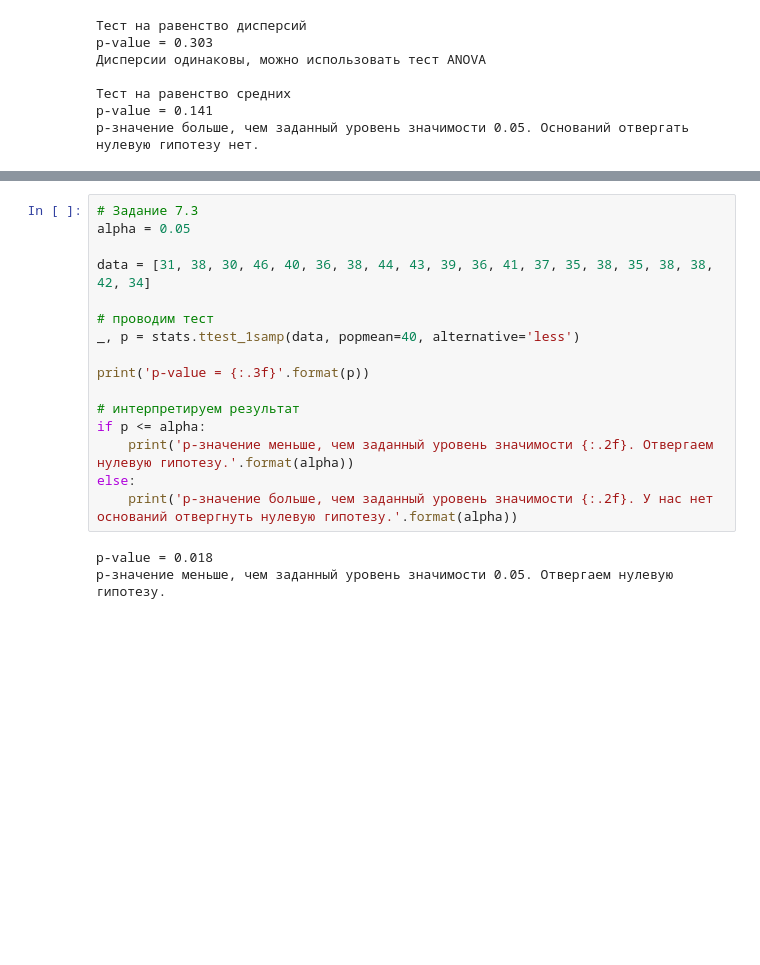
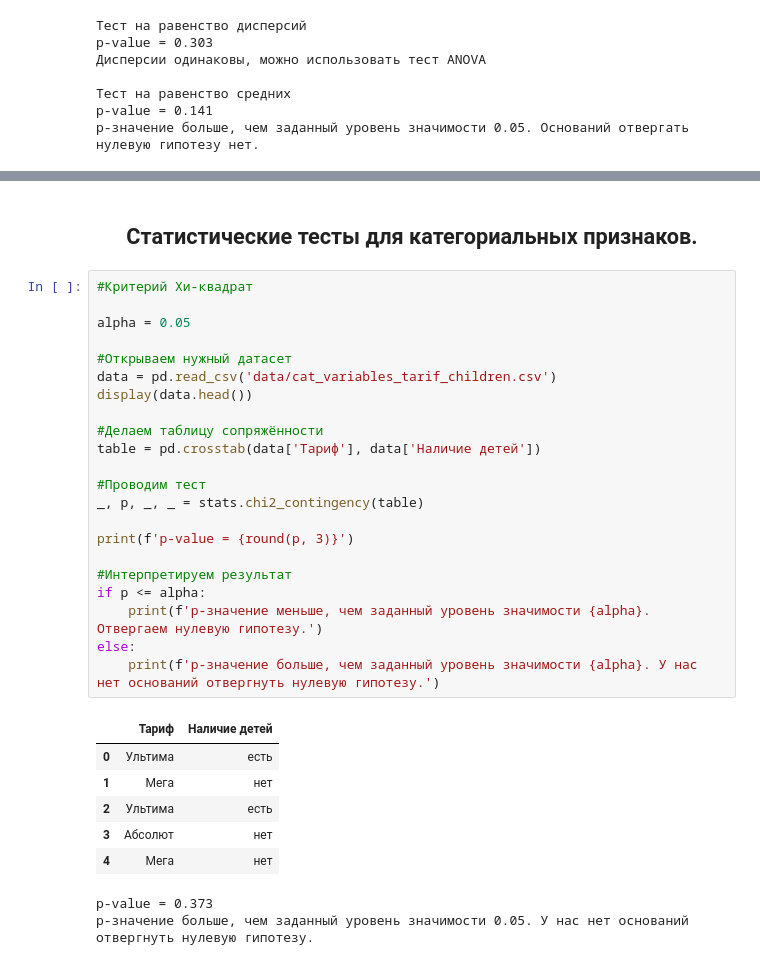
Before and after one commit to Elancinos/SF_DS_COURSE, a Jupyter notebook: Studies/EDA-4/EDA-4.ipynb, the cells around one changed output, grey strips where cells are left out. Cells and saved outputs as stored; diff of their text form; blank space fills up the shorter version.

```diff
--- a/Studies/EDA-4/EDA-4.ipynb
+++ b/Studies/EDA-4/EDA-4.ipynb
@@ -222,19 +491,33 @@ group  0.0100 2.0000 8.0000 0.9900
+# %% [markdown]
+## <center> Статистические тесты для категориальных признаков.
 # %%
-# Задание 7.3
+#Критерий Хи-квадрат
+
 alpha = 0.05
 
-data = [31, 38, 30, 46, 40, 36, 38, 44, 43, 39, 36, 41, 37, 35, 38, 35, 38, 38, 42, 34]
+#Открываем нужный датасет
+data = pd.read_csv('data/cat_variables_tarif_children.csv')
+display(data.head())
 
-# проводим тест
-_, p = stats.ttest_1samp(data, popmean=40, alternative='less')
+#Делаем таблицу сопряжённости
+table = pd.crosstab(data['Тариф'], data['Наличие детей'])
 
-print('p-value = {:.3f}'.format(p))
+#Проводим тест
+_, p, _, _ = stats.chi2_contingency(table)
 
-# интерпретируем результат
+print(f'p-value = {round(p, 3)}')
+
+#Интерпретируем результат
 if p <= alpha:
-    print('p-значение меньше, чем заданный уровень значимости {:.2f}. Отвергаем нулевую гипотезу.'.format(alpha))
+    print(f'p-значение меньше, чем заданный уровень значимости {alpha}. Отвергаем нулевую гипотезу.')
 else:
-    print('p-значение больше, чем заданный уровень значимости {:.2f}. У нас нет оснований отвергнуть нулевую гипотезу.'.format(alpha))
+    print(f'p-значение больше, чем заданный уровень значимости {alpha}. У нас нет оснований отвергнуть нулевую гипотезу.')
 # %% [output]
+|  | Тариф | Наличие детей |
+| 0 | Ультима | есть |
+| 1 | Мега | нет |
+| 2 | Ультима | есть |
+| 3 | Абсолют | нет |
+| 4 | Мега | нет |
-p-value = 0.018
-p-значение меньше, чем заданный уровень значимости 0.05. Отвергаем нулевую гипотезу.
+p-value = 0.373
+p-значение больше, чем заданный уровень значимости 0.05. У нас нет оснований отвергнуть нулевую гипотезу.
```
Also changed, not shown: parts of 16 cells of this notebook.
